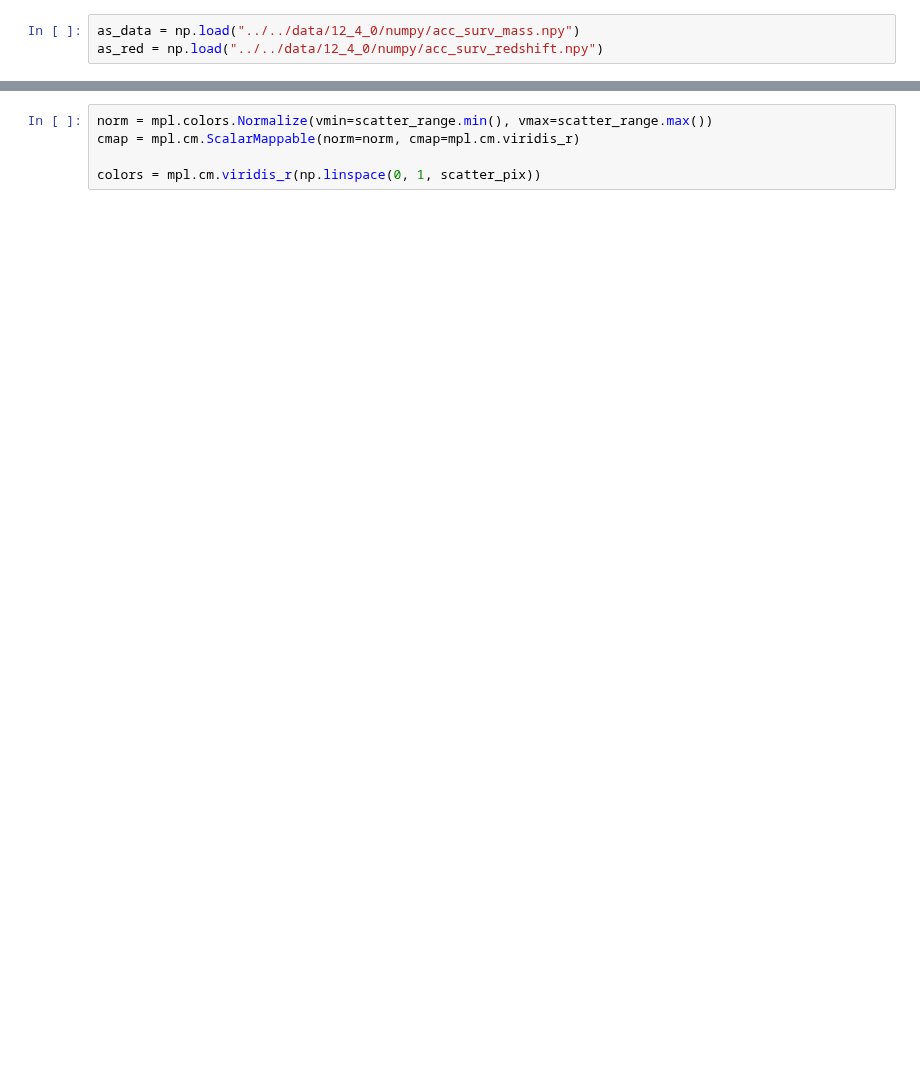
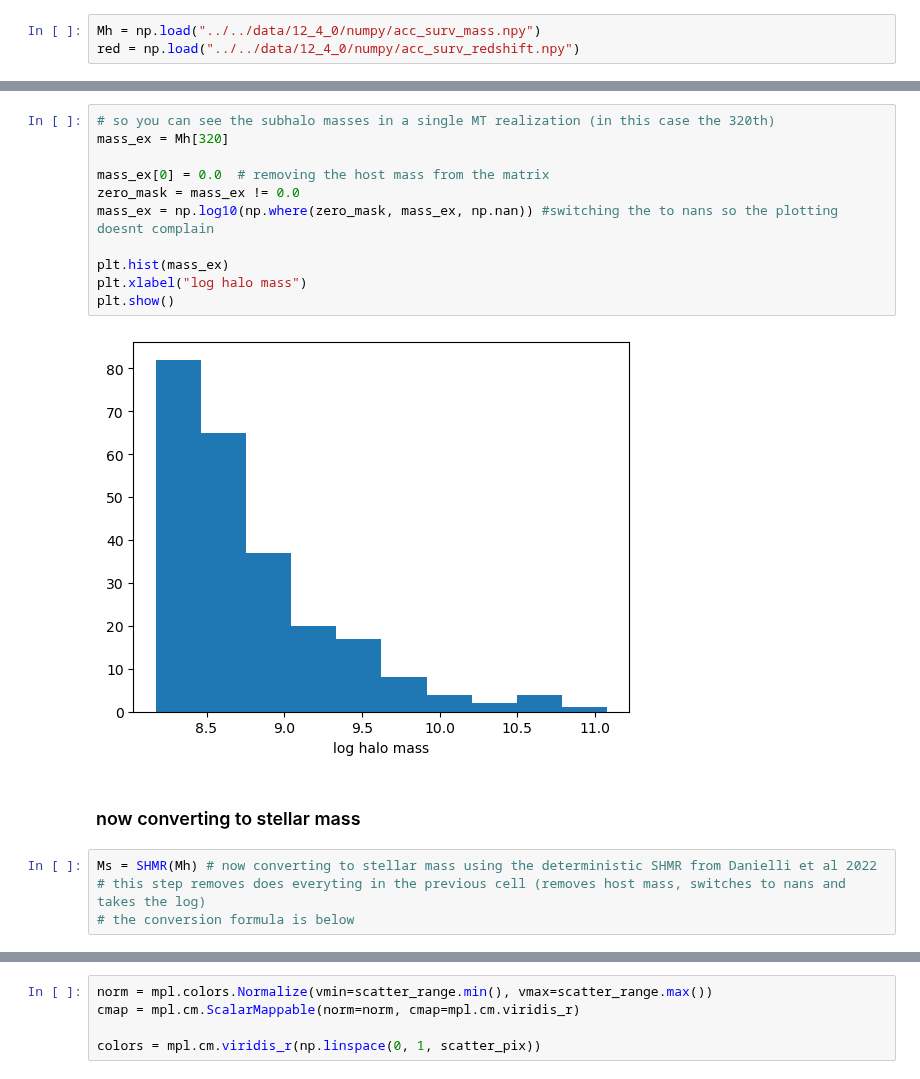
Before and after one commit to jsmonzon/SatGen, a Jupyter notebook: notebooks/CSMF_scatter.ipynb, the cells around one changed output, grey strips where cells are left out. Cells and saved outputs as stored; diff of their text form; blank space fills up the shorter version.

```diff
--- a/notebooks/CSMF_scatter.ipynb
+++ b/notebooks/CSMF_scatter.ipynb
@@ -15,3 +19,3 @@ import os
 # %%
-as_data = np.load("../../data/12_4_0/numpy/acc_surv_mass.npy")
-as_red = np.load("../../data/12_4_0/numpy/acc_surv_redshift.npy")
+Mh = np.load("../../data/12_4_0/numpy/acc_surv_mass.npy")
+red = np.load("../../data/12_4_0/numpy/acc_surv_redshift.npy")
@@ -35,0 +32,19 @@ for i,val in enumerate(scatter_range):
+# %%
+# so you can see the subhalo masses in a single MT realization (in this case the 320th)
+mass_ex = Mh[320]
+
+mass_ex[0] = 0.0  # removing the host mass from the matrix
+zero_mask = mass_ex != 0.0
+mass_ex = np.log10(np.where(zero_mask, mass_ex, np.nan)) #switching the to nans so the plotting doesnt complain
+
+plt.hist(mass_ex)
+plt.xlabel("log halo mass")
+plt.show()
+# %% [output]
+[figure, added]
+# %% [markdown]
+### now converting to stellar mass
+# %%
+Ms = SHMR(Mh) # now converting to stellar mass using the deterministic SHMR from Danielli et al 2022
+# this step removes does everyting in the previous cell (removes host mass, switches to nans and takes the log)
+# the conversion formula is below
```
Also changed, not shown: parts of 51 cells of this notebook, 10 other files.
